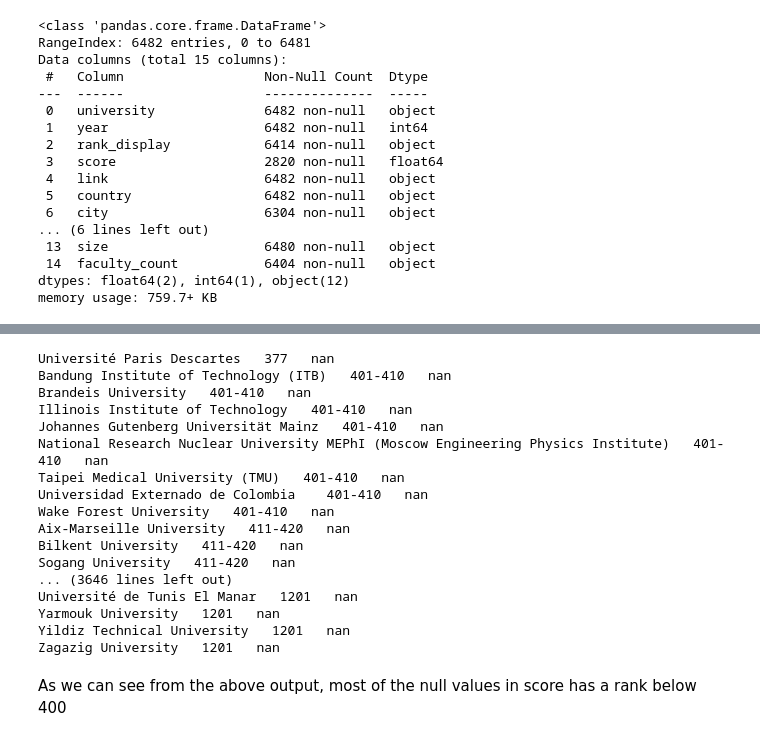
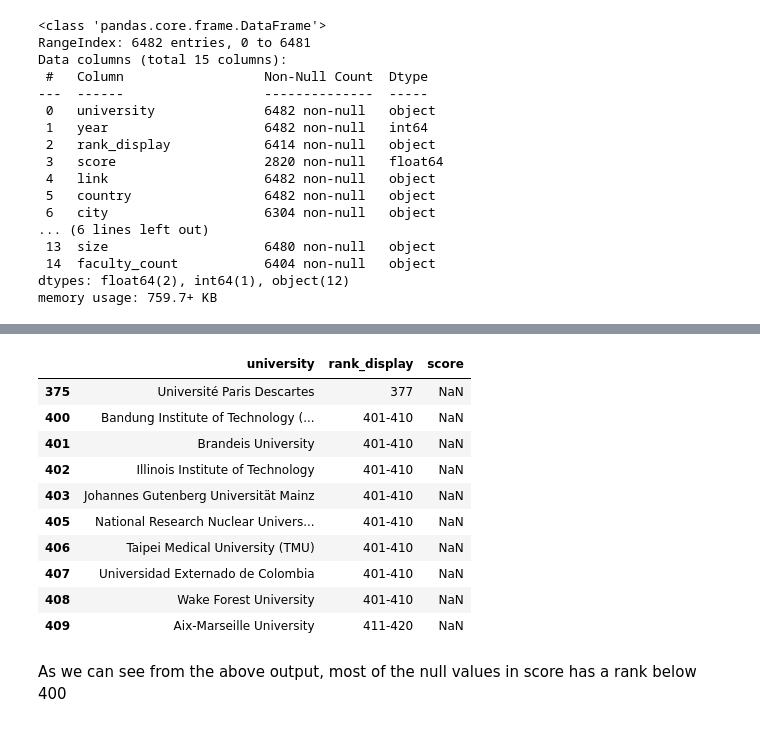
Before and after one commit to zeehan786/University-Ranking-Prediction-using-Random-Forest-Regressor, a Jupyter notebook: Random_Forest_Regressor.ipynb, the cells around one changed output, grey strips where cells are left out. Cells and saved outputs as stored; diff of their text form; code cells hidden in the pictures.

```diff
--- a/Random_Forest_Regressor.ipynb
+++ b/Random_Forest_Regressor.ipynb
@@ -70,24 +54,25 @@ univ[univ['score'].isnull()].head(100)
-# %%
-for ind in univ[univ['score'].isnull()].index:
-    print(univ['university'][ind]," ", univ['rank_display'][ind], " ",univ['score'][ind])
-# %% [output]
-Université Paris Descartes   377   nan
-Bandung Institute of Technology (ITB)   401-410   nan
-Brandeis University   401-410   nan
-Illinois Institute of Technology   401-410   nan
-Johannes Gutenberg Universität Mainz   401-410   nan
-National Research Nuclear University MEPhI (Moscow Engineering Physics Institute)   401-410   nan
-Taipei Medical University (TMU)   401-410   nan
-Universidad Externado de Colombia    401-410   nan
-Wake Forest University   401-410   nan
-Aix-Marseille University   411-420   nan
-Bilkent University   411-420   nan
-Sogang University   411-420   nan
-... (3646 lines left out)
-Université de Tunis El Manar   1201   nan
-Yarmouk University   1201   nan
-Yildiz Technical University   1201   nan
-Zagazig University   1201   nan
+# %%
+#print the first ten rows where the score column is null
+null_score_rows = univ[univ['score'].isnull()]
+
+# Step 3: Select specific columns to print
+# Replace 'column1', 'column2', ... with the actual column names you want to print
+selected_columns = null_score_rows[['university', 'rank_display', 'score']]
+
+# Step 4: Print the first ten rows of the selected columns
+selected_columns.head(10)
+# %% [output]
+|  | university | rank_display | score |
+| 375 | Université Paris Descartes | 377 | NaN |
+| 400 | Bandung Institute of Technology (... | 401-410 | NaN |
+| 401 | Brandeis University | 401-410 | NaN |
+| 402 | Illinois Institute of Technology | 401-410 | NaN |
+| 403 | Johannes Gutenberg Universität Mainz | 401-410 | NaN |
+| 405 | National Research Nuclear Univers... | 401-410 | NaN |
+| 406 | Taipei Medical University (TMU) | 401-410 | NaN |
+| 407 | Universidad Externado de Colombia | 401-410 | NaN |
+| 408 | Wake Forest University | 401-410 | NaN |
+| 409 | Aix-Marseille University | 411-420 | NaN |
 # %% [markdown]
 As we can see from the above output, most of the null values in score has a rank below 400
 # %%
```
Also changed, not shown: parts of 29 cells of this notebook.
